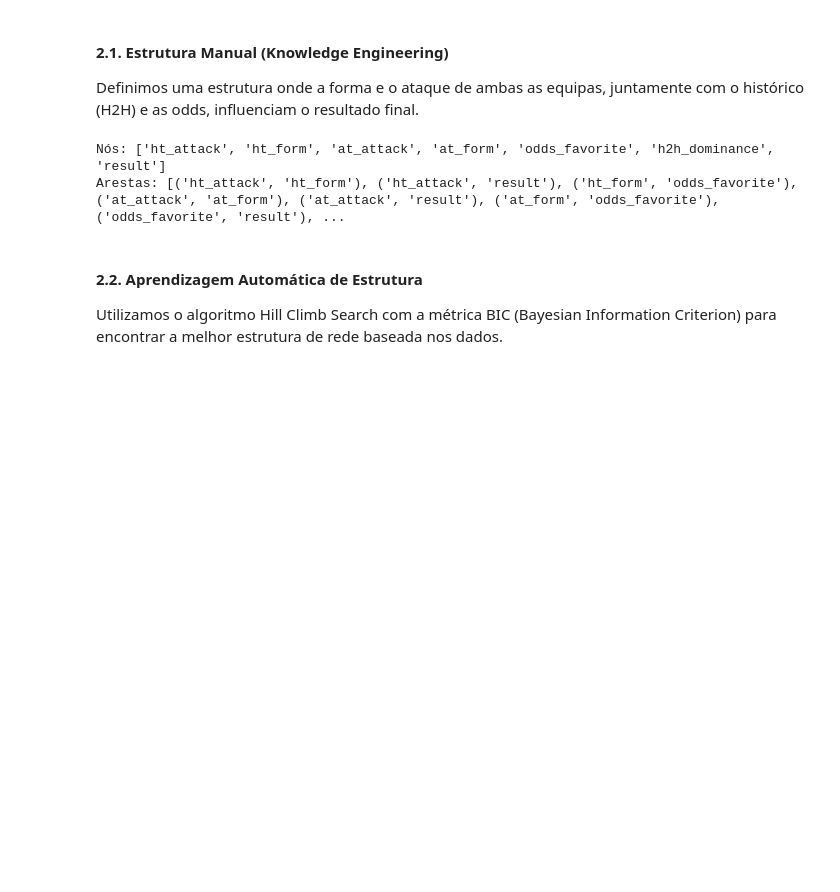
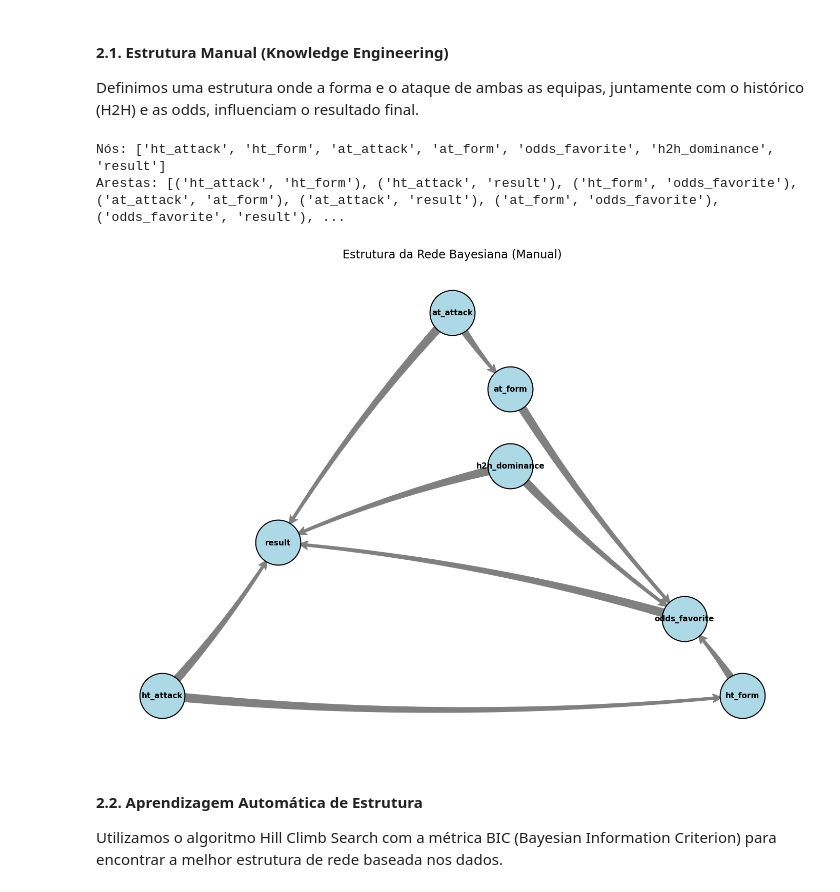
Before and after one commit to franciscamateusPt05/Modelo-Probab-listico-de-Previs-o-de-resultados-de-Futebol-liga-Portuguesa, a Jupyter notebook: projeto.ipynb, the cells around one changed output. Cells and saved outputs as stored; diff of their text form; code cells hidden in the pictures; blank space fills up the shorter version.

```diff
--- a/projeto.ipynb
+++ b/projeto.ipynb
@@ -82,6 +102,49 @@ print("Arestas:", manual_model.edges())
 # %% [output]
 Nós: ['ht_attack', 'ht_form', 'at_attack', 'at_form', 'odds_favorite', 'h2h_dominance', 'result']
 Arestas: [('ht_attack', 'ht_form'), ('ht_attack', 'result'), ('ht_form', 'odds_favorite'), ('at_attack', 'at_form'), ('at_attack', 'result'), ('at_form', 'odds_favorite'), ('odds_favorite', 'result'), ...
+# %%
+arestas = manual_model.edges()
+filename = 'dag_manual.png'
+G = nx.DiGraph(arestas)
+
+plt.figure(figsize=(14, 10))
+
+try:
+    pos = nx.planar_layout(G)
+except nx.NetworkXException:
+    pos = nx.shell_layout(G)
+
+
+nx.draw_networkx_nodes(G, pos,
+                       node_size=4000,
+                       node_color='#add8e6',
+                       edgecolors='black',
+                       linewidths=1.5)
+
+
+nx.draw_networkx_labels(G, pos,
+                        font_size=11,
+                        font_family='sans-serif',
+                        font_weight='bold')
+
+
+nx.draw_networkx_edges(G, pos,
+                       edgelist=G.edges(),
+                       width=1.0,
+                       edge_color='grey',
+                       arrowstyle='fancy',
+                       arrowsize=30,
+                       connectionstyle='arc3,rad=0.05',
+                       min_target_margin=30)
+
+# 5. Estética Final e Guardar
+plt.title(f"Estrutura da Rede Bayesiana ({filename.split('_')[1].split('.')[0].capitalize()})", fontsize=16, pad=20)
+plt.axis('off')
+plt.tight_layout()
+
+plt.show()
+# %% [output]
+[figure, added]
 # %% [markdown]
 #### 2.2. Aprendizagem Automática de Estrutura
 Utilizamos o algoritmo Hill Climb Search com a métrica BIC (Bayesian Information Criterion) para encontrar a melhor estrutura de rede baseada nos dados.
```
Also changed, not shown: parts of 25 cells of this notebook, 32 other files.
